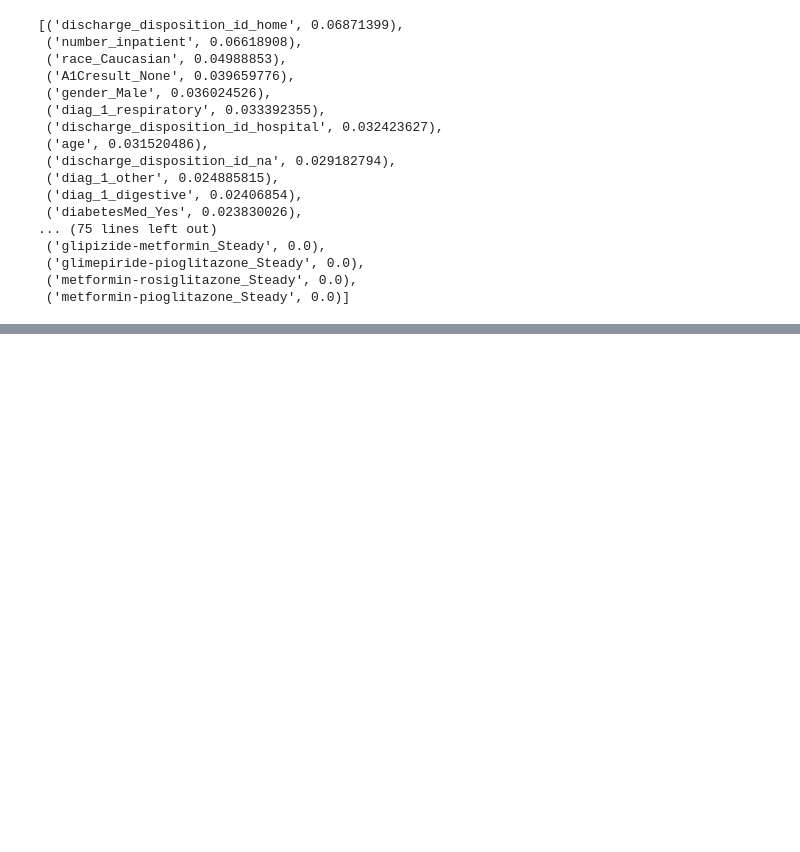
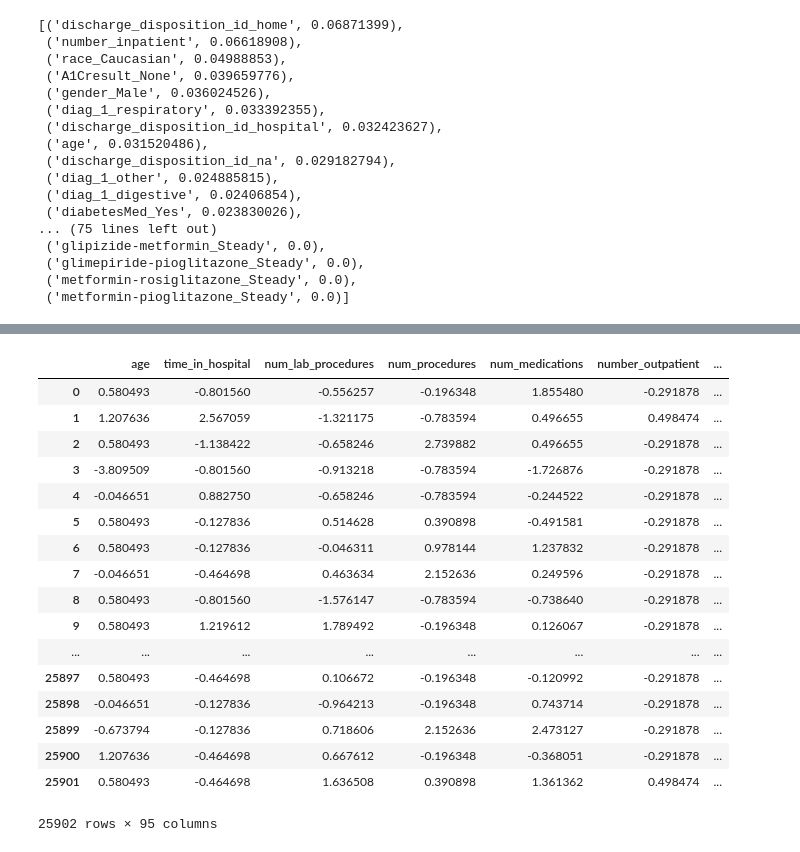
Before and after one commit to csongdechakraiwut/Capstone_Diabetes, a Jupyter notebook: Xing/modeling_xgb.ipynb, the cells around one changed output, grey strips where cells are left out. Cells and saved outputs as stored; diff of their text form; code cells hidden in the pictures; blank space fills up the shorter version.

```diff
--- a/Xing/modeling_xgb.ipynb
+++ b/Xing/modeling_xgb.ipynb
@@ -282,0 +346,24 @@ sorted(zip(X_train.columns,xgbc1.feature_importances_), key= lambda t:t[1], reve
+# %%
+#adding the quantiles as another columns
+X_test['Quantile_rank'] = pd.qcut(X_test['predicted_probaility'],10,labels=False)
+# %%
+X_test
+# %% [output]
+|  | age | time_in_hospital | num_lab_procedures | num_procedures | num_medications | number_outpatient | ... |
+| 0 | 0.580493 | -0.801560 | -0.556257 | -0.196348 | 1.855480 | -0.291878 | ... |
+| 1 | 1.207636 | 2.567059 | -1.321175 | -0.783594 | 0.496655 | 0.498474 | ... |
+| 2 | 0.580493 | -1.138422 | -0.658246 | 2.739882 | 0.496655 | -0.291878 | ... |
+| 3 | -3.809509 | -0.801560 | -0.913218 | -0.783594 | -1.726876 | -0.291878 | ... |
+| 4 | -0.046651 | 0.882750 | -0.658246 | -0.783594 | -0.244522 | -0.291878 | ... |
+| 5 | 0.580493 | -0.127836 | 0.514628 | 0.390898 | -0.491581 | -0.291878 | ... |
+| 6 | 0.580493 | -0.127836 | -0.046311 | 0.978144 | 1.237832 | -0.291878 | ... |
+| 7 | -0.046651 | -0.464698 | 0.463634 | 2.152636 | 0.249596 | -0.291878 | ... |
+| 8 | 0.580493 | -0.801560 | -1.576147 | -0.783594 | -0.738640 | -0.291878 | ... |
+| 9 | 0.580493 | 1.219612 | 1.789492 | -0.196348 | 0.126067 | -0.291878 | ... |
+| ... | ... | ... | ... | ... | ... | ... | ... |
+| 25897 | 0.580493 | -0.464698 | 0.106672 | -0.196348 | -0.120992 | -0.291878 | ... |
+| 25898 | -0.046651 | -0.127836 | -0.964213 | -0.196348 | 0.743714 | -0.291878 | ... |
+| 25899 | -0.673794 | -0.127836 | 0.718606 | 2.152636 | 2.473127 | -0.291878 | ... |
+| 25900 | 1.207636 | -0.464698 | 0.667612 | -0.196348 | -0.368051 | -0.291878 | ... |
+| 25901 | 0.580493 | -0.464698 | 1.636508 | 0.390898 | 1.361362 | 0.498474 | ... |
+25902 rows × 95 columns
```
Also changed, not shown: parts of 46 cells of this notebook.
